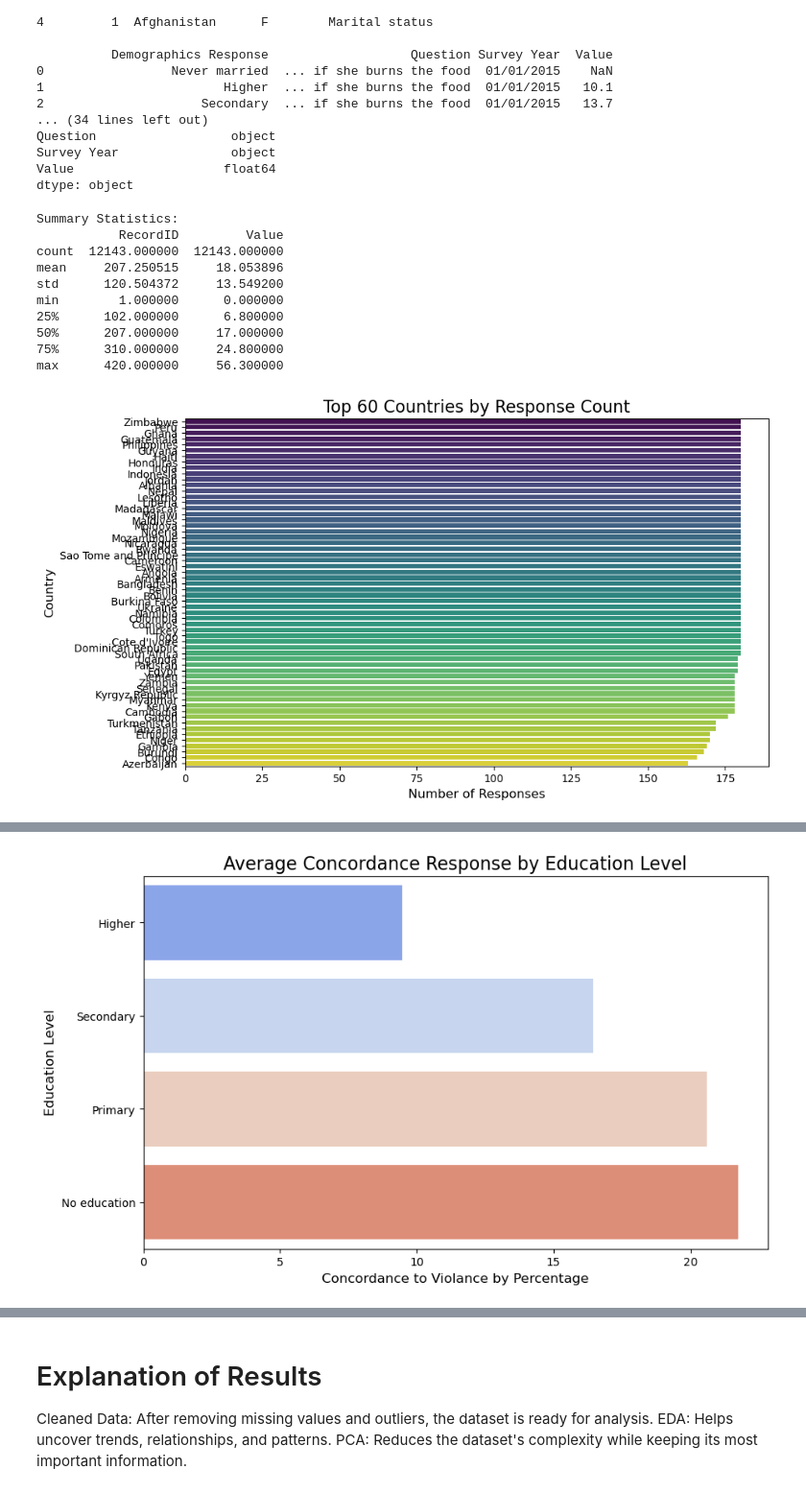
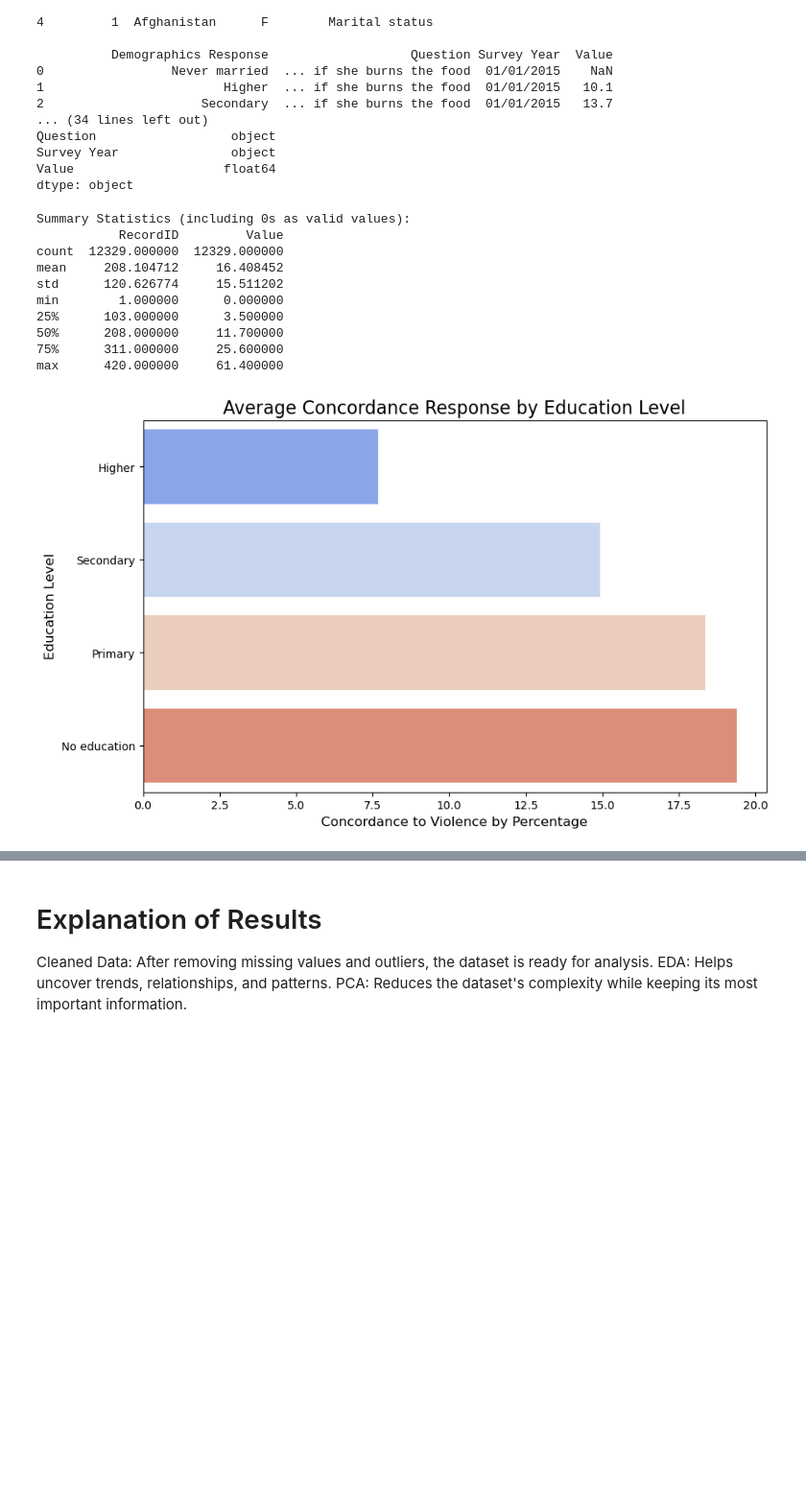
Before and after one commit to CharlesMalonRocha/Data-Exploration-and-Preparation-CA1, a Jupyter notebook: Data Exploration and Preparation - CA1.ipynb, the cells around one changed output, grey strips where cells are left out. Shown at 96% size. Saved outputs shown, nothing was run; the diff lists cells and outputs as text; code cells hidden in the pictures; blank space fills up the shorter version.

Commit message:
Correcting missing values
In the column value, what was null should be replaced by 0 and not by the mean
Also, I am finishing the poster

```diff
--- a/Data Exploration and Preparation - CA1.ipynb
+++ b/Data Exploration and Preparation - CA1.ipynb
@@ -80,82 +81,45 @@ dtype: object
 # %%
 # Importing necessary libraries
 import matplotlib.pyplot as plt
 import seaborn as sns
+import pandas as pd
 
 # Reload cleaned dataset
-df = pd.read_csv("cleaned_dataset.csv")
+df = pd.read_csv("cleaned_dataset_0.csv")
 
 # Step 1: Summary statistics
-print("\nSummary Statistics:")
-print(df.describe())
-
+print("\nSummary Statistics (including 0s as valid values):")
+print(df.describe())  # Automatically includes 0 values as valid
 
 # Step 2: Visualizations
-# Distribution of responses by country
-country_counts = df['Country'].value_counts().head(60)  # Top 60 countries
-plt.figure(figsize=(10, 6))
-sns.barplot(x=country_counts.values, y=country_counts.index, palette='viridis')
-plt.title('Top 60 Countries by Response Count', fontsize=16)
-plt.xlabel('Number of Responses', fontsize=12)
-plt.ylabel('Country', fontsize=12)
-plt.show()
 
-
-# Ensuring the 'Survey Year' column is in datetime format
-df['Survey Year'] = pd.to_datetime(df['Survey Year'], errors='coerce')
-# Checking if the conversion was successful
-if df['Survey Year'].isnull().any():
-    print("Warning: Some 'Survey Year' values could not be converted to datetime and are set to NaT.")
-# Trend of responses over survey years
-yearly_trend = df.groupby(df['Survey Year'].dt.year)['Value'].mean()
-
-
-# Plotting the trend
-plt.figure(figsize=(10, 6))
-sns.lineplot(x=yearly_trend.index, y=yearly_trend.values, marker='o', color='b')
-plt.title('Average Response Value Over Years', fontsize=16)
-plt.xlabel('Year', fontsize=12)
-plt.ylabel('Average Value', fontsize=12)
-plt.show()
-
-
-# Responses by education level
+# Responses by education level (including 0 values as valid)
 education_data = df[df['Demographics Question'] == 'Education']
 education_group = education_data.groupby('Demographics Response')['Value'].mean().sort_values()
 plt.figure(figsize=(10, 6))
 sns.barplot(x=education_group.values, y=education_group.index, palette='coolwarm')
 plt.title('Average Concordance Response by Education Level', fontsize=16)
-plt.xlabel('Concordance to Violance by Percentage', fontsize=12)
+plt.xlabel('Concordance to Violence by Percentage', fontsize=12)
 plt.ylabel('Education Level', fontsize=12)
 plt.show()
 
-
-# Correlation between demographics and specific questions
+# Correlation between demographics and specific questions (including 0 values as valid)
 question_demographics = df.groupby(['Question', 'Demographics Response'])['Value'].mean().unstack()
 plt.figure(figsize=(12, 8))
 sns.heatmap(question_demographics, cmap='YlGnBu', cbar_kws={'label': 'Average Concordance'})
 plt.title('Correlation Between Questions and Demographic Responses', fontsize=16)
 plt.xlabel('Demographic Response', fontsize=12)
 plt.ylabel('Question', fontsize=12)
 plt.show()
-
-
-# Calculating the proportion of each demographic question type
-# Pie chart for the demographic questions
-demographic_question_counts = df['Demographics Question'].value_counts()
-plt.figure(figsize=(8, 8))
-plt.pie(demographic_question_counts, labels=demographic_question_counts.index, autopct='%1.1f%%', startangle=90, colors=sns.color_palette('pastel'))
-plt.title('Distribution of Responses by Demographic Question', fontsize=16)
-plt.show()
 # %% [output]
-Summary Statistics:
+Summary Statistics (including 0s as valid values):
            RecordID         Value
-count  12143.000000  12143.000000
-mean     207.250515     18.053896
-std      120.504372     13.549200
+count  12329.000000  12329.000000
+mean     208.104712     16.408452
+std      120.626774     15.511202
 min        1.000000      0.000000
-25%      102.000000      6.800000
-50%      207.000000     17.000000
-75%      310.000000     24.800000
-max      420.000000     56.300000
+25%      103.000000      3.500000
+50%      208.000000     11.700000
+75%      311.000000     25.600000
+max      420.000000     61.400000
-[figure, old version]
+[figure, new version]
@@ -163 +126,0 @@ max      420.000000     56.300000
-[figure, removed]
```
Also changed, not shown: parts of 6 cells of this notebook, 15 other files.
